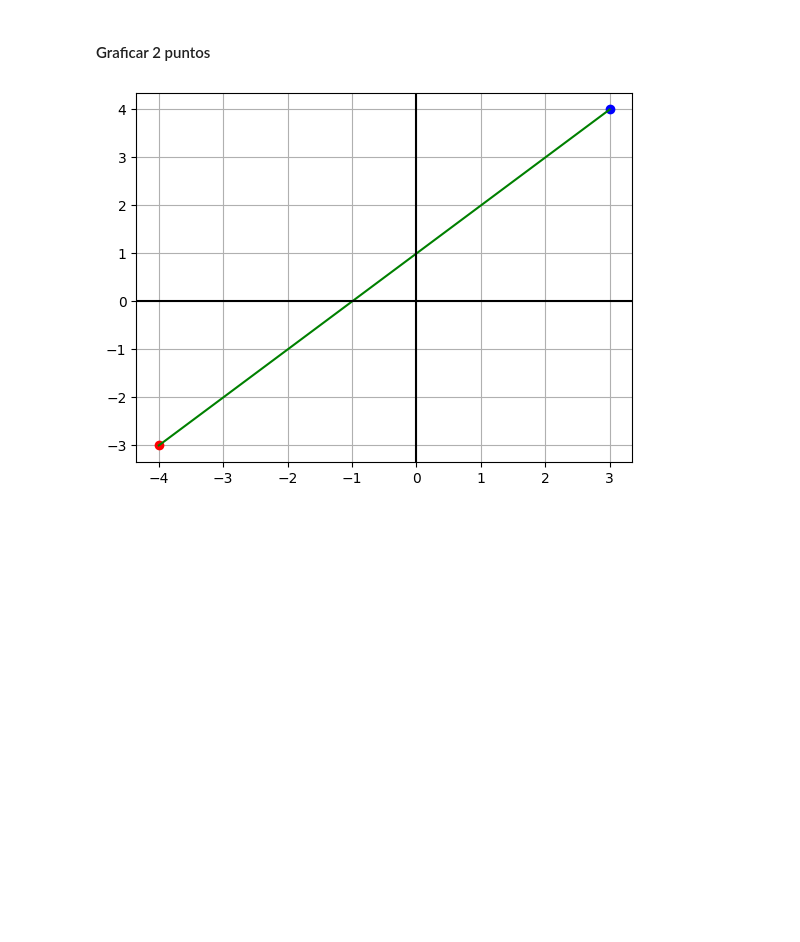
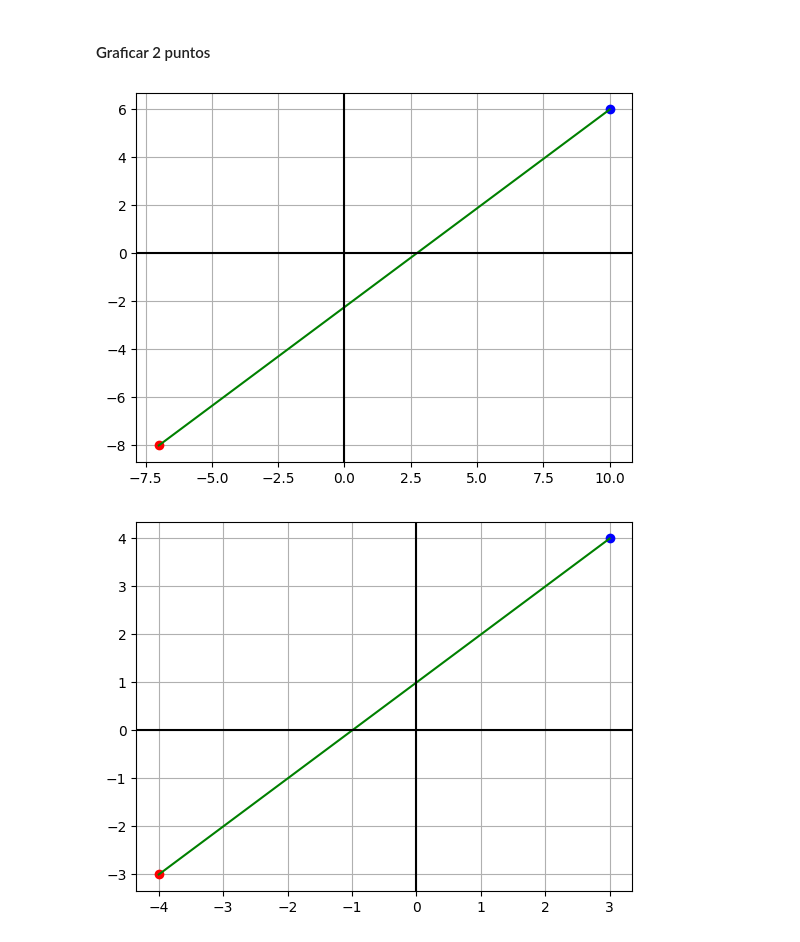
Before and after one commit to CaroliCosas/Bootcamp_Data_Science, a Jupyter notebook: mod2-estudio-matematicas-y-estadistica-main/00.Estudio Teoría/03.geometria.ipynb, the cells around one changed output. Drawn from its saved outputs; the diff is of its cells as text; code cells hidden in the pictures; blank space fills up the shorter version.

```diff
--- a/mod2-estudio-matematicas-y-estadistica-main/00.Estudio Teoría/03.geometria.ipynb
+++ b/mod2-estudio-matematicas-y-estadistica-main/00.Estudio Teoría/03.geometria.ipynb
@@ -45,6 +45,29 @@ numpy==2.2.0
 matplotlib==3.10.0
 # %% [markdown]
 #### Graficar 2 puntos
+# %%
+P1 = (10, 6)
+P2 = (-7, -8)
+
+# Punto 1
+plt.plot(P1[0], P1[1], marker = "o", color = "blue")
+
+# Punto 2
+plt.plot(P2[0], P2[1], marker = "o", color = "red")
+
+# Recta
+plt.plot([P1[0], P2[0]], [P1[1], P2[1]], color = "green")
+
+# Eje X
+plt.axhline(0, color = "black")
+
+# Eje Y
+plt.axvline(0, color = "black")
+
+plt.grid()
+plt.show()
+# %% [output]
+[figure, added]
 # %%
 P1 = (3, 4)
 P2 = (-4, -3)
```
Also changed, not shown: parts of 1 cell of this notebook, 2 other files.
